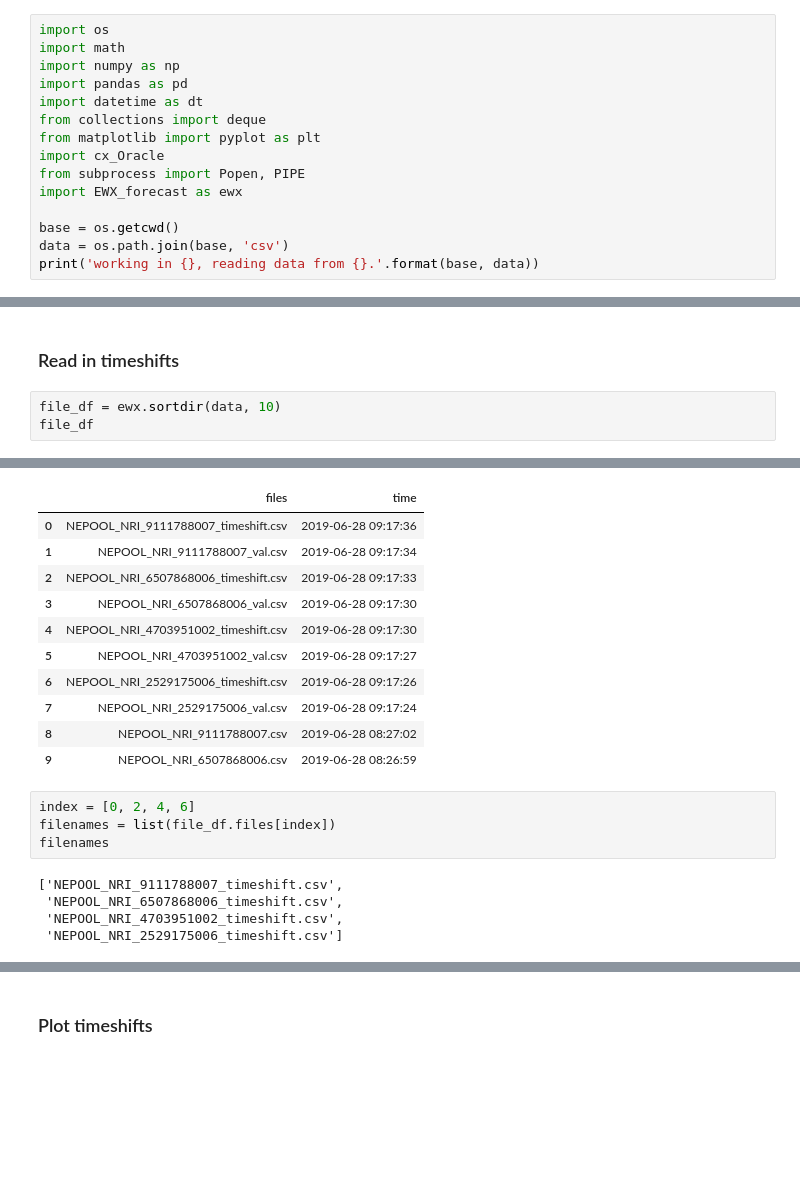
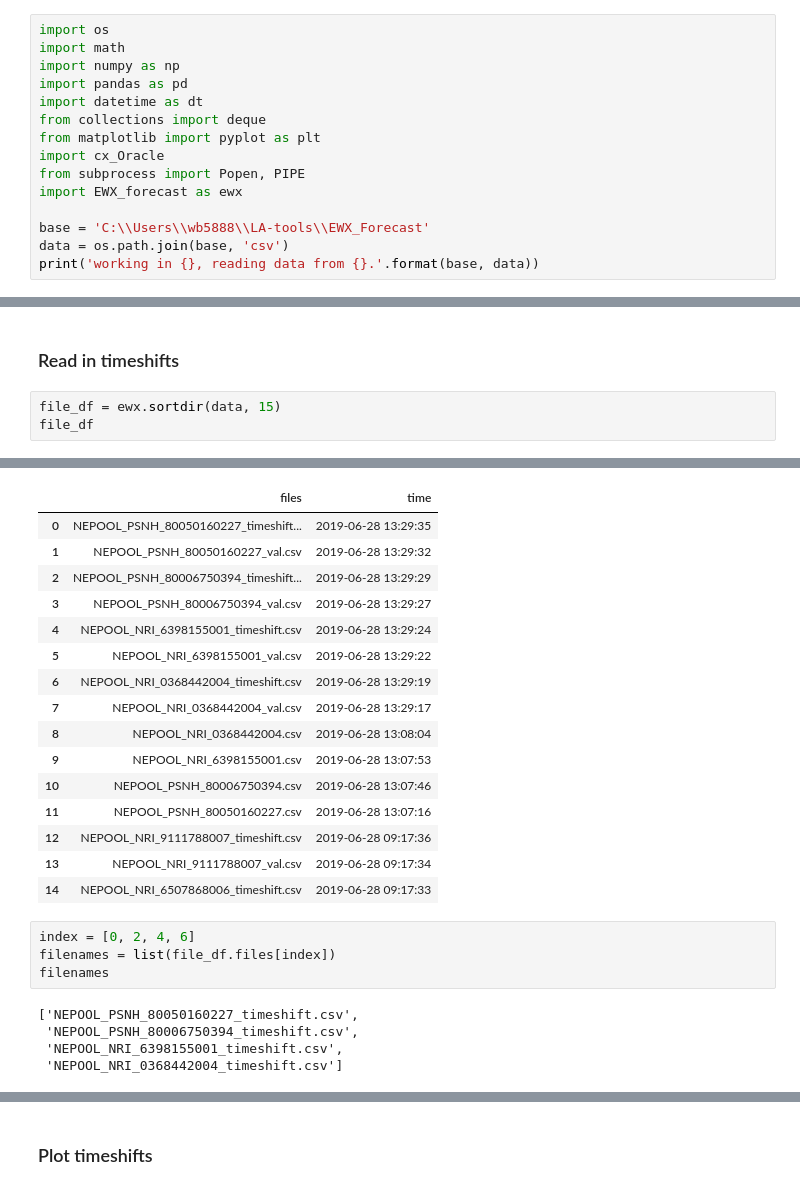
Before and after one commit to stevenhurwitt/LA-tools, a Jupyter notebook: EWX_Forecast/IDR_download_timeshift.ipynb, the cells around one changed output, grey strips where cells are left out. Cells and saved outputs as stored; diff of their text form; blank space fills up the shorter version.

```diff
--- a/EWX_Forecast/IDR_download_timeshift.ipynb
+++ b/EWX_Forecast/IDR_download_timeshift.ipynb
@@ -12,7 +12,7 @@ import cx_Oracle
 from subprocess import Popen, PIPE
 import EWX_forecast as ewx
 
-base = os.getcwd()
+base = 'C:\\Users\\wb5888\\LA-tools\\EWX_Forecast'
 data = os.path.join(base, 'csv')
 print('working in {}, reading data from {}.'.format(base, data))
 # %% [output]
@@ -152,7 +159,7 @@ wrote NEPOOL_NRI_9111788007_timeshift.csv to C:\Users\wb5888\LA-tools\EWX_Foreca
 # %% [markdown]
 ### Read in timeshifts
 # %%
-file_df = ewx.sortdir(data, 10)
+file_df = ewx.sortdir(data, 15)
 file_df
 # %% [output]
 files found in dir:  C:\Users\wb5888\LA-tools\EWX_Forecast\csv
@@ -170,20 +182,25 @@ files found in dir:  C:\Users\wb5888\LA-tools\EWX_Forecast\csv
 |  | files | time |
-| 0 | NEPOOL_NRI_9111788007_timeshift.csv | 2019-06-28 09:17:36 |
-| 1 | NEPOOL_NRI_9111788007_val.csv | 2019-06-28 09:17:34 |
-| 2 | NEPOOL_NRI_6507868006_timeshift.csv | 2019-06-28 09:17:33 |
-| 3 | NEPOOL_NRI_6507868006_val.csv | 2019-06-28 09:17:30 |
-| 4 | NEPOOL_NRI_4703951002_timeshift.csv | 2019-06-28 09:17:30 |
-| 5 | NEPOOL_NRI_4703951002_val.csv | 2019-06-28 09:17:27 |
-| 6 | NEPOOL_NRI_2529175006_timeshift.csv | 2019-06-28 09:17:26 |
-| 7 | NEPOOL_NRI_2529175006_val.csv | 2019-06-28 09:17:24 |
-| 8 | NEPOOL_NRI_9111788007.csv | 2019-06-28 08:27:02 |
-| 9 | NEPOOL_NRI_6507868006.csv | 2019-06-28 08:26:59 |
+| 0 | NEPOOL_PSNH_80050160227_timeshift... | 2019-06-28 13:29:35 |
+| 1 | NEPOOL_PSNH_80050160227_val.csv | 2019-06-28 13:29:32 |
+| 2 | NEPOOL_PSNH_80006750394_timeshift... | 2019-06-28 13:29:29 |
+| 3 | NEPOOL_PSNH_80006750394_val.csv | 2019-06-28 13:29:27 |
+| 4 | NEPOOL_NRI_6398155001_timeshift.csv | 2019-06-28 13:29:24 |
+| 5 | NEPOOL_NRI_6398155001_val.csv | 2019-06-28 13:29:22 |
+| 6 | NEPOOL_NRI_0368442004_timeshift.csv | 2019-06-28 13:29:19 |
+| 7 | NEPOOL_NRI_0368442004_val.csv | 2019-06-28 13:29:17 |
+| 8 | NEPOOL_NRI_0368442004.csv | 2019-06-28 13:08:04 |
+| 9 | NEPOOL_NRI_6398155001.csv | 2019-06-28 13:07:53 |
+| 10 | NEPOOL_PSNH_80006750394.csv | 2019-06-28 13:07:46 |
+| 11 | NEPOOL_PSNH_80050160227.csv | 2019-06-28 13:07:16 |
+| 12 | NEPOOL_NRI_9111788007_timeshift.csv | 2019-06-28 09:17:36 |
+| 13 | NEPOOL_NRI_9111788007_val.csv | 2019-06-28 09:17:34 |
+| 14 | NEPOOL_NRI_6507868006_timeshift.csv | 2019-06-28 09:17:33 |
 # %%
 index = [0, 2, 4, 6]
 filenames = list(file_df.files[index])
 filenames
 # %% [output]
-['NEPOOL_NRI_9111788007_timeshift.csv',
- 'NEPOOL_NRI_6507868006_timeshift.csv',
- 'NEPOOL_NRI_4703951002_timeshift.csv',
- 'NEPOOL_NRI_2529175006_timeshift.csv']
+['NEPOOL_PSNH_80050160227_timeshift.csv',
+ 'NEPOOL_PSNH_80006750394_timeshift.csv',
+ 'NEPOOL_NRI_6398155001_timeshift.csv',
+ 'NEPOOL_NRI_0368442004_timeshift.csv']
```
Also changed, not shown: parts of 15 cells of this notebook, 1 other file.
